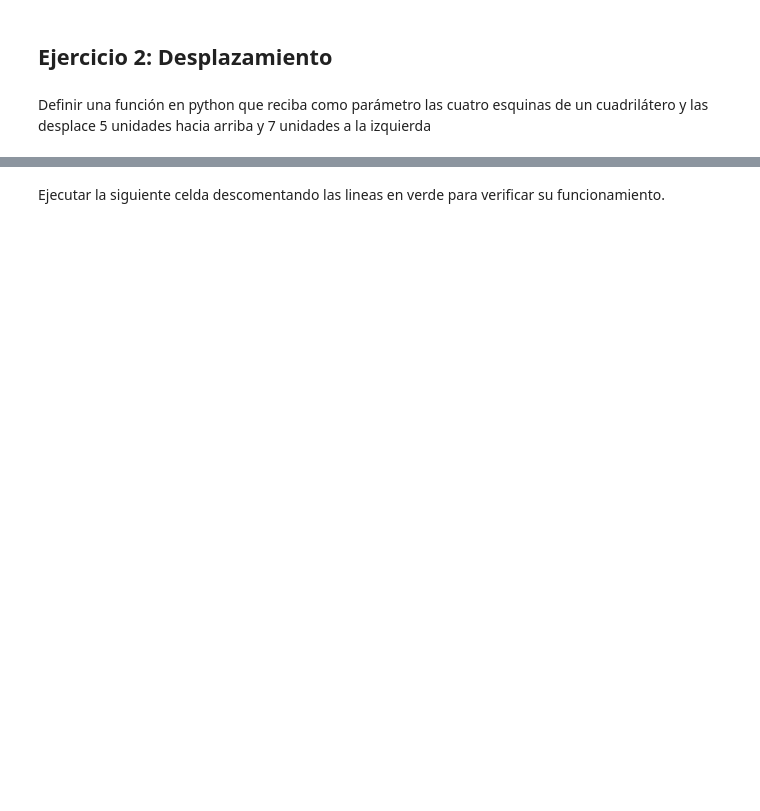
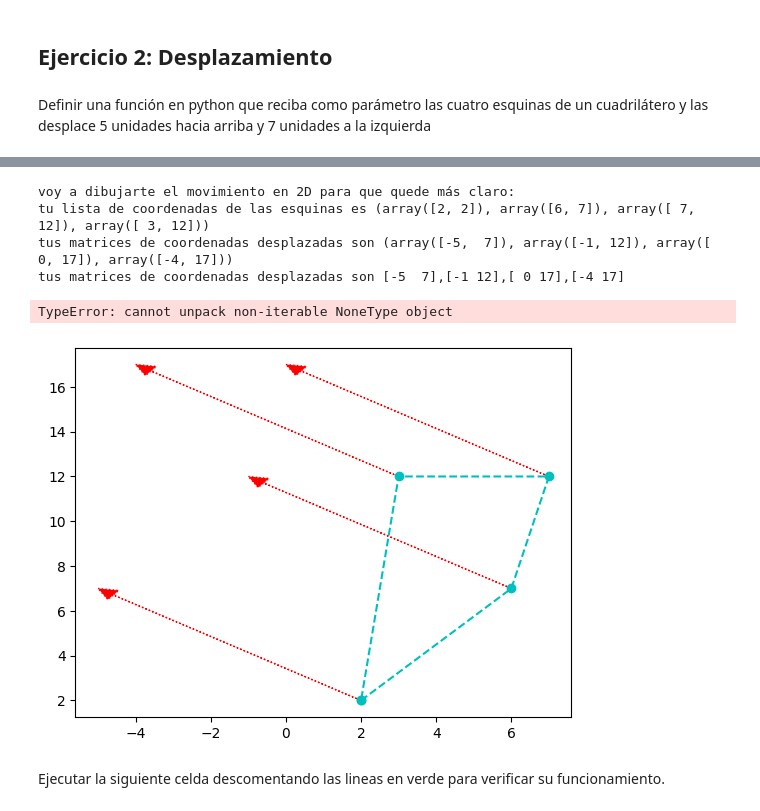
Before and after one commit to angelgvill/DS102024, a Jupyter notebook: 2-DataAnalysis/0-Matematicas/1_Vectores/ejercicios/Ejercicios_vectores_agv.ipynb, the cells around one changed output, grey strips where cells are left out. Saved outputs shown, nothing was run; the diff lists cells and outputs as text; code cells hidden in the pictures; blank space fills up the shorter version.

```diff
--- a/2-DataAnalysis/0-Matematicas/1_Vectores/ejercicios/Ejercicios_vectores_agv.ipynb
+++ b/2-DataAnalysis/0-Matematicas/1_Vectores/ejercicios/Ejercicios_vectores_agv.ipynb
@@ -41,10 +45,12 @@ Definir una función en python que reciba como parámetro las cuatro esquinas de
 # %%
 def desplazar_puntos(a,b,c,d):
   #completá con tu código aquí
-  a_ = a + np.array([-7,5])
-  b_ = b + np.array([-7,5])
-  c_ = c + np.array([-7,5])
-  d_ = d + np.array([-7,5])
-  print (f'tus coordenadasde las esquinas eran {a,b,c,d}')
-  print (f'tus coordenadasde desplazadas son {a_,b_,c_,d_}')
+  v = np.array([-7,5])
+  a_ = a + v
+  b_ = b + v
+  c_ = c + v
+  d_ = d + v
+  print (f'tu lista de coordenadas de las esquinas es {a,b,c,d}')
+  print (f'tus matrices de coordenadas desplazadas son {a_,b_,c_,d_}')
+  print (f'tus matrices de coordenadas desplazadas son {a_},{b_},{c_},{d_}')
 # %%
@@ -52,6 +62,5 @@ desplazar_puntos ([2,2],[6,7], [3,12], [7,12])
 # %%
-def plot_vectores_mov_2d(vector2d:np.array, origin:list=[0, 0], **options) -> None:
-    print(f'voy a dibujarte el movimiento en 2D para que quede más claro')
+def plot_vector2d(vector2d:np.array, origin:list=[0, 0], **options) -> None:
     return plt.arrow(origin[0], origin[1], vector2d[0], vector2d[1],
-              head_width=0.2, head_length=0.3, length_includes_head=True,
+              head_width=.5, head_length=.5, length_includes_head=True,
               **options)
@@ -65,3 +67,45 @@ plt.show()
+# %%
+t1 = np.array([2, 2])
+t2 = np.array([6, 7])
+t3 = np.array([7, 12])
+t4 = np.array([3, 12])
+
+v = np.array([-7,5])
+
+print(f'voy a dibujarte el movimiento en 2D para que quede más claro:')
+
+x_coords, y_coords = zip(t1, t2, t3, t4, t1)
+plt.plot(x_coords, y_coords, "c--", x_coords, y_coords, "co")
+
+plot_vector2d(v, t1, color="r", linestyle=":")
+plot_vector2d(v, t2, color="r", linestyle=":")
+plot_vector2d(v, t3, color="r", linestyle=":")
+plot_vector2d(v, t4, color="r", linestyle=":")
+
+# t1b = t1 + v
+# t2b = t2 + v
+# t3b = t3 + v
+# t4b = t4 + v
+(t1b, t2b, t3b, t4b) =desplazar_puntos(t1,t2, t3,t4)
+
+#x_coords_b, y_coords_b = zip(t1b, t2b, t3b, t4b, t1b)
+plt.plot(x_coords_b, y_coords_b, "b-", x_coords_b, y_coords_b, "bo")
+
+plt.text(-1, 2.8, "v", color="r", fontsize=18)
+plt.text(1, 9, "v", color="r", fontsize=18)
+plt.text(.5, 12.5, "v", color="r", fontsize=18)
+plt.text(4, 14.8, "v", color="r", fontsize=18)
+
+plt.axis([-9, 9, 0, 18])
+plt.grid()
+plt.show()
+# %% [output]
+voy a dibujarte el movimiento en 2D para que quede más claro:
+tu lista de coordenadas de las esquinas es (array([2, 2]), array([6, 7]), array([ 7, 12]), array([ 3, 12]))
+tus matrices de coordenadas desplazadas son (array([-5,  7]), array([-1, 12]), array([ 0, 17]), array([-4, 17]))
+tus matrices de coordenadas desplazadas son [-5  7],[-1 12],[ 0 17],[-4 17]
+TypeError: cannot unpack non-iterable NoneType object
+[figure, added]
 # %% [markdown]
 Ejecutar la siguiente celda descomentando las lineas en verde para verificar su funcionamiento.
 # %%
```
Also changed, not shown: parts of 7 cells of this notebook.
